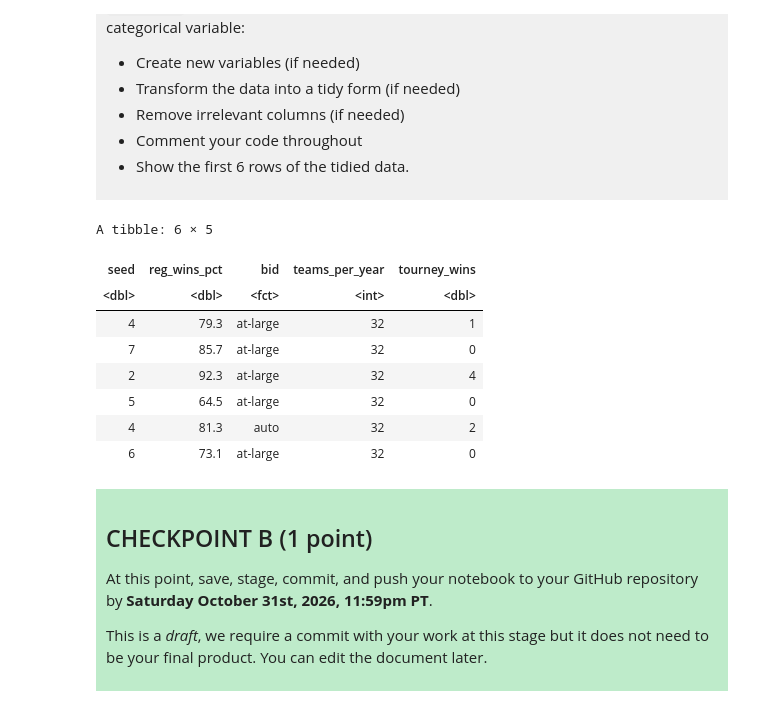
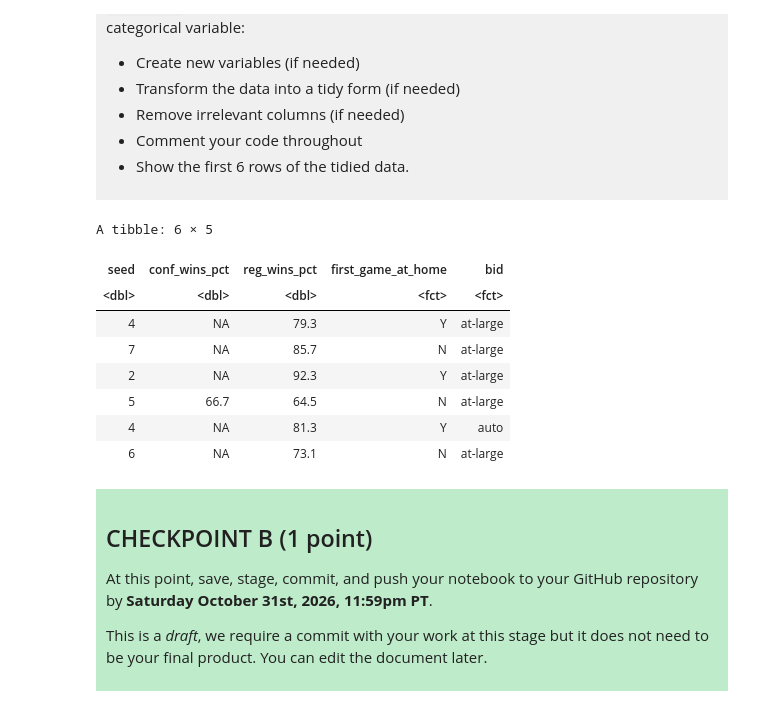
Before and after one commit to diegocrdz/dsci-100-project-diego-cordova, a Jupyter notebook: dsci-100-project-notebook.ipynb, the cells around one changed output. Drawn from its saved outputs; the diff is of its cells as text; code cells hidden in the pictures.

Commit message:
checkpoint B corrections and first draft for checkpoint C

```diff
--- a/dsci-100-project-notebook.ipynb
+++ b/dsci-100-project-notebook.ipynb
@@ -216,34 +226,42 @@ Produce a tidy data set that could be used to answer your research question usin
 </div>
 # %%
 # 1. Create new variables
-
-# Amount of teams per year
-wmm_mutate <- wmm_data |>
-    group_by(year) |>
-    mutate(teams_per_year = n()) |>
-    ungroup()
+# As for now, it is not necessary to create any new variables
+# to answer the question, since we will try to use the ones
+# we have before the tournament
 
 # 2. Transform the data into a tidy form
-# It is not necessary to transform the data, since each row is a single observation,
-# each column is a single variable, and each value is a single cell
+# It is not necessary to transform the data, since each row is
+# a single observation, each column is a single variable, and
+# each value is a single cell
 
 # 3. Remove irrelevant columns
-wmm_tidy <- wmm_mutate |>
-    select(seed, reg_wins_pct, bid, teams_per_year, tourney_wins) |>
-    mutate(bid = as_factor(bid)) # Convert categorical columns to as_factor
+# We will remove the columns that do not give us predictive information
+# such as the year and school, or team names since their purpose is only to
+# identify rows.
+# We also already have the percentage of wins on the conferences and regions,
+# so we will not consider specific amounts of wins. e.g., conf_wins
+# We also do not want to include information about the actual results of the
+# tournament
+wmm_tidy <- wmm_data |>
+    select(seed, conf_wins_pct, reg_wins_pct, first_game_at_home, bid) |>
+    mutate( # Convert categorical columns to as_factor
+        first_game_at_home = as_factor(first_game_at_home),
+        bid = as_factor(bid),
+    )
 
-# Only show the first 6 rows of the tidied data
+# Only show the first 6 rows of the tidy data
 head(wmm_tidy, 6)
 # %% [output]
 A tibble: 6 × 5
-| seed | reg_wins_pct | bid | teams_per_year | tourney_wins |
-| <dbl> | <dbl> | <fct> | <int> | <dbl> |
-| 4 | 79.3 | at-large | 32 | 1 |
-| 7 | 85.7 | at-large | 32 | 0 |
-| 2 | 92.3 | at-large | 32 | 4 |
-| 5 | 64.5 | at-large | 32 | 0 |
-| 4 | 81.3 | auto | 32 | 2 |
-| 6 | 73.1 | at-large | 32 | 0 |
+| seed | conf_wins_pct | reg_wins_pct | first_game_at_home | bid |
+| <dbl> | <dbl> | <dbl> | <fct> | <fct> |
+| 4 | NA | 79.3 | Y | at-large |
+| 7 | NA | 85.7 | N | at-large |
+| 2 | NA | 92.3 | Y | at-large |
+| 5 | 66.7 | 64.5 | N | at-large |
+| 4 | NA | 81.3 | Y | auto |
+| 6 | NA | 73.1 | N | at-large |
 # %% [markdown]
 <div style="background-color: #beebca; padding: 10px;">
 
```
Also changed, not shown: parts of 13 cells of this notebook.
